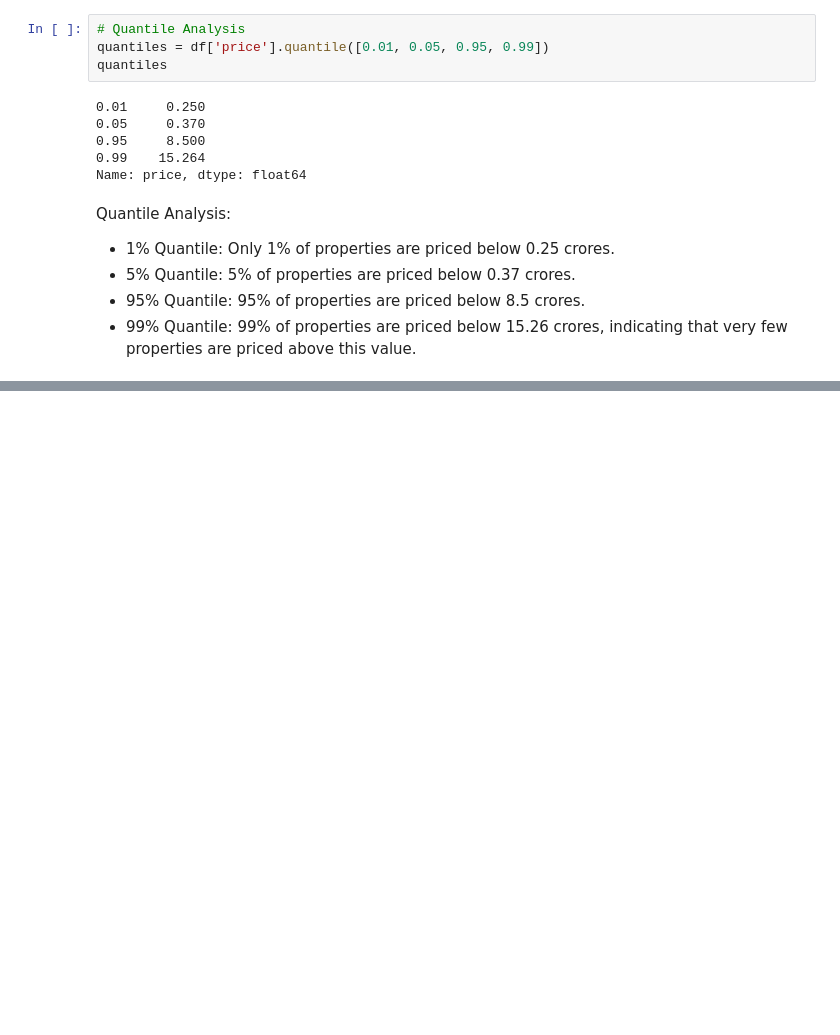
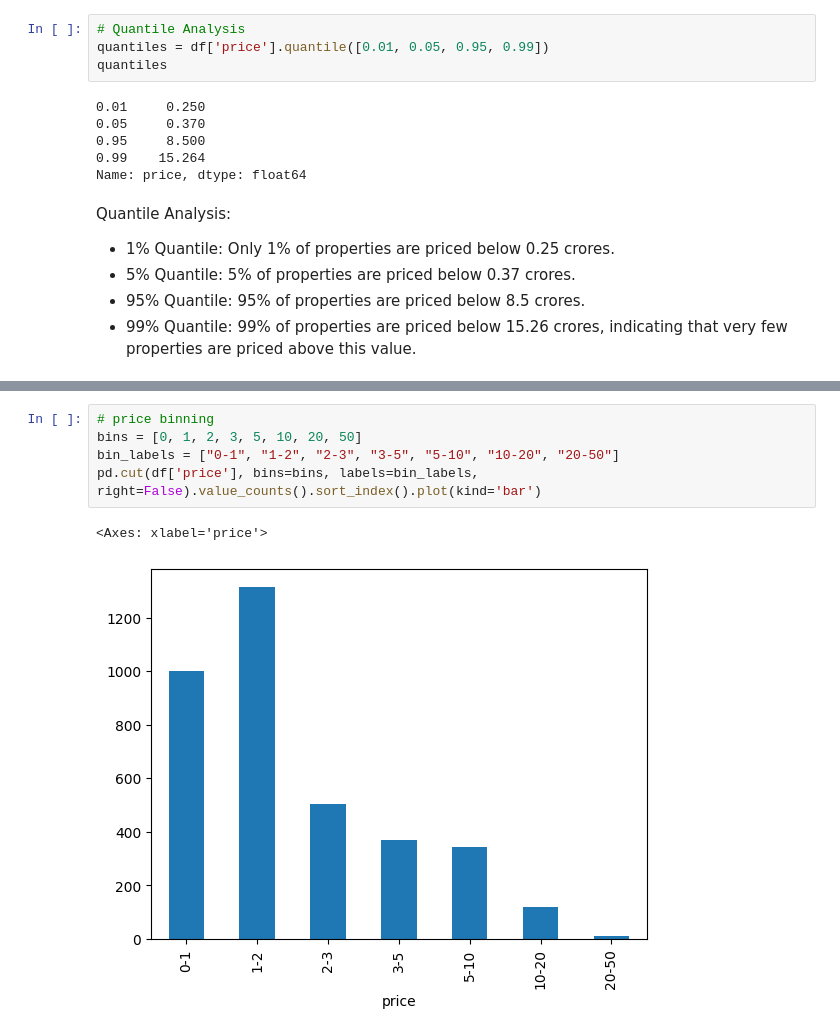
Before and after one commit to 8429shishir/real-estate-price-prediction-recommendation-and-analytics, a Jupyter notebook: src/06_eda_univariate_analysis.ipynb, the cells around one changed output, grey strips where cells are left out. Drawn from its saved outputs; the diff is of its cells as text; blank space fills up the shorter version.

```diff
--- a/src/06_eda_univariate_analysis.ipynb
+++ b/src/06_eda_univariate_analysis.ipynb
@@ -271,0 +311,8 @@ Quantile Analysis:
+# %%
+# price binning
+bins = [0, 1, 2, 3, 5, 10, 20, 50]
+bin_labels = ["0-1", "1-2", "2-3", "3-5", "5-10", "10-20", "20-50"]
+pd.cut(df['price'], bins=bins, labels=bin_labels, right=False).value_counts().sort_index().plot(kind='bar')
+# %% [output]
+<Axes: xlabel='price'>
+[figure, added]
```
Also changed, not shown: parts of 72 cells of this notebook.
